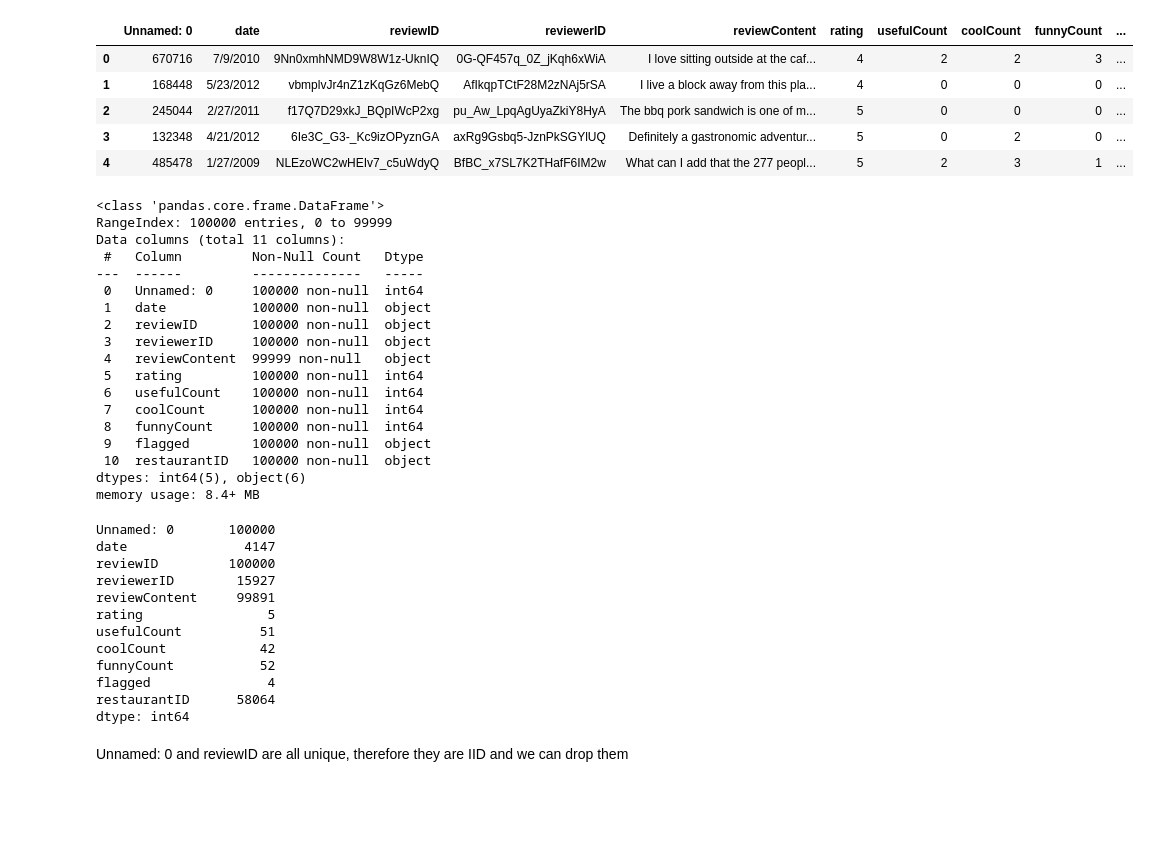
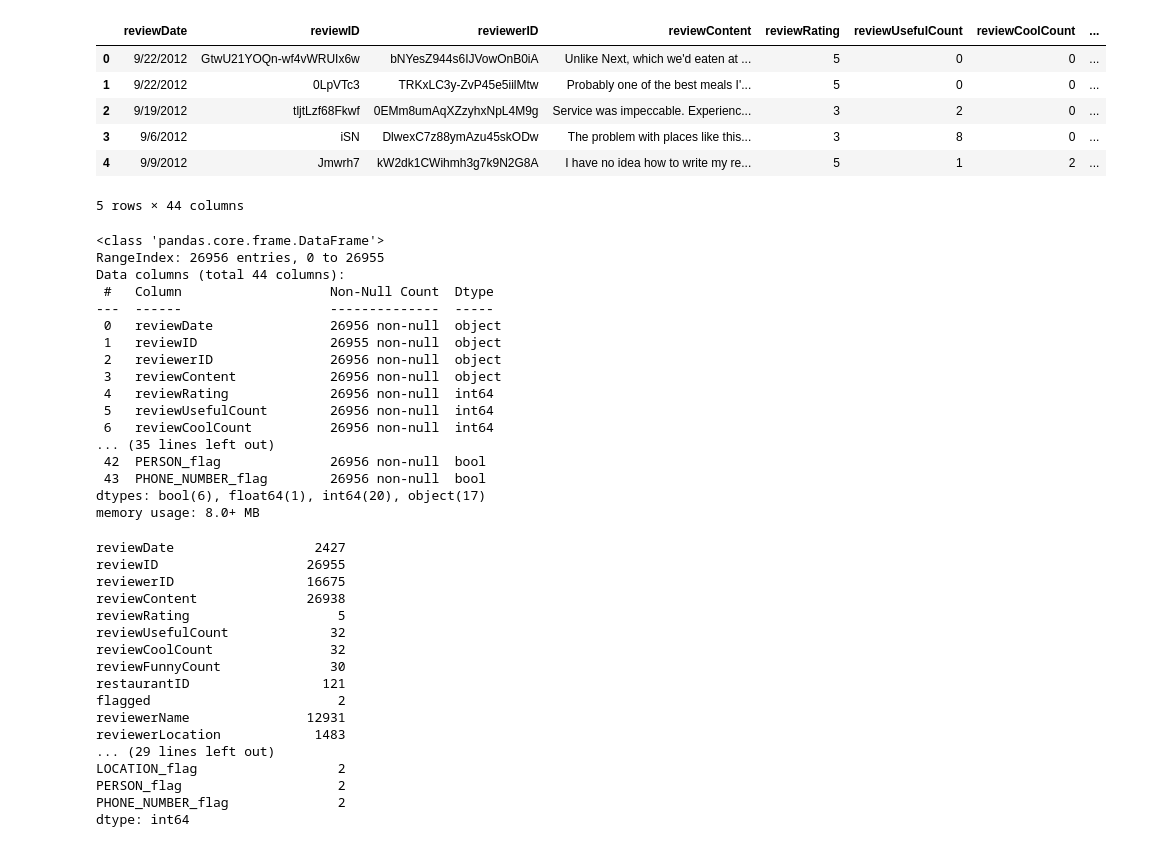
Before and after one commit to jesper1212/BT4012_Reviews, a Jupyter notebook: Notebooks/exploratory & visualisation/kaitlyn.ipynb, the cells around one changed output. Cells and saved outputs as stored; diff of their text form; code cells hidden in the pictures; blank space fills up the shorter version.

```diff
--- a/Notebooks/exploratory & visualisation/kaitlyn.ipynb
+++ b/Notebooks/exploratory & visualisation/kaitlyn.ipynb
@@ -4,50 +4,53 @@ import numpy as np
 import matplotlib.pyplot as plt
 import seaborn as sns
 # %%
-df = pd.read_csv('../../Data/Raw/Sampled Yelp Review Data.csv')
+df = pd.read_csv('../../Data/Raw/Entity_Count_Flag_dataframe.csv')
 df.head()
 # %% [output]
-|  | Unnamed: 0 | date | reviewID | reviewerID | reviewContent | rating | usefulCount | coolCount | funnyCount | ... |
-| 0 | 670716 | 7/9/2010 | 9Nn0xmhNMD9W8W1z-UknIQ | 0G-QF457q_0Z_jKqh6xWiA | I love sitting outside at the caf... | 4 | 2 | 2 | 3 | ... |
-| 1 | 168448 | 5/23/2012 | vbmplvJr4nZ1zKqGz6MebQ | AfIkqpTCtF28M2zNAj5rSA | I live a block away from this pla... | 4 | 0 | 0 | 0 | ... |
-| 2 | 245044 | 2/27/2011 | f17Q7D29xkJ_BQpIWcP2xg | pu_Aw_LpqAgUyaZkiY8HyA | The bbq pork sandwich is one of m... | 5 | 0 | 0 | 0 | ... |
-| 3 | 132348 | 4/21/2012 | 6Ie3C_G3-_Kc9izOPyznGA | axRg9Gsbq5-JznPkSGYlUQ | Definitely a gastronomic adventur... | 5 | 0 | 2 | 0 | ... |
-| 4 | 485478 | 1/27/2009 | NLEzoWC2wHEIv7_c5uWdyQ | BfBC_x7SL7K2THafF6IM2w | What can I add that the 277 peopl... | 5 | 2 | 3 | 1 | ... |
+|  | reviewDate | reviewID | reviewerID | reviewContent | reviewRating | reviewUsefulCount | reviewCoolCount | ... |
+| 0 | 9/22/2012 | GtwU21YOQn-wf4vWRUIx6w | bNYesZ944s6IJVowOnB0iA | Unlike Next, which we'd eaten at ... | 5 | 0 | 0 | ... |
+| 1 | 9/22/2012 | 0LpVTc3 | TRKxLC3y-ZvP45e5iilMtw | Probably one of the best meals I'... | 5 | 0 | 0 | ... |
+| 2 | 9/19/2012 | tljtLzf68Fkwf | 0EMm8umAqXZzyhxNpL4M9g | Service was impeccable. Experienc... | 3 | 2 | 0 | ... |
+| 3 | 9/6/2012 | iSN | DlwexC7z88ymAzu45skODw | The problem with places like this... | 3 | 8 | 0 | ... |
+| 4 | 9/9/2012 | Jmwrh7 | kW2dk1CWihmh3g7k9N2G8A | I have no idea how to write my re... | 5 | 1 | 2 | ... |
+5 rows × 44 columns
 # %%
 df.info()
 # %% [output]
 <class 'pandas.core.frame.DataFrame'>
-RangeIndex: 100000 entries, 0 to 99999
-Data columns (total 11 columns):
- #   Column         Non-Null Count   Dtype
----  ------         --------------   -----
- 0   Unnamed: 0     100000 non-null  int64
- 1   date           100000 non-null  object
- 2   reviewID       100000 non-null  object
- 3   reviewerID     100000 non-null  object
- 4   reviewContent  99999 non-null   object
- 5   rating         100000 non-null  int64
- 6   usefulCount    100000 non-null  int64
- 7   coolCount      100000 non-null  int64
- 8   funnyCount     100000 non-null  int64
- 9   flagged        100000 non-null  object
- 10  restaurantID   100000 non-null  object
-dtypes: int64(5), object(6)
-memory usage: 8.4+ MB
+RangeIndex: 26956 entries, 0 to 26955
+Data columns (total 44 columns):
+ #   Column                   Non-Null Count  Dtype
+---  ------                   --------------  -----
+ 0   reviewDate               26956 non-null  object
+ 1   reviewID                 26955 non-null  object
+ 2   reviewerID               26956 non-null  object
+ 3   reviewContent            26956 non-null  object
+ 4   reviewRating             26956 non-null  int64
+ 5   reviewUsefulCount        26956 non-null  int64
+ 6   reviewCoolCount          26956 non-null  int64
+... (35 lines left out)
+ 42  PERSON_flag              26956 non-null  bool
+ 43  PHONE_NUMBER_flag        26956 non-null  bool
+dtypes: bool(6), float64(1), int64(20), object(17)
+memory usage: 8.0+ MB
 # %%
 df.nunique()
 # %% [output]
-Unnamed: 0       100000
-date               4147
-reviewID         100000
-reviewerID        15927
-reviewContent     99891
-rating                5
-usefulCount          51
-coolCount            42
-funnyCount           52
-flagged               4
-restaurantID      58064
+reviewDate                  2427
+reviewID                   26955
+reviewerID                 16675
+reviewContent              26938
+reviewRating                   5
+reviewUsefulCount             32
+reviewCoolCount               32
+reviewFunnyCount              30
+restaurantID                 121
+flagged                        2
+reviewerName               12931
+reviewerLocation            1483
+... (29 lines left out)
+LOCATION_flag                  2
+PERSON_flag                    2
+PHONE_NUMBER_flag              2
 dtype: int64
-# %% [markdown]
-Unnamed: 0 and reviewID are all unique, therefore they are IID and we can drop them
```
Also changed, not shown: parts of 13 cells of this notebook.
